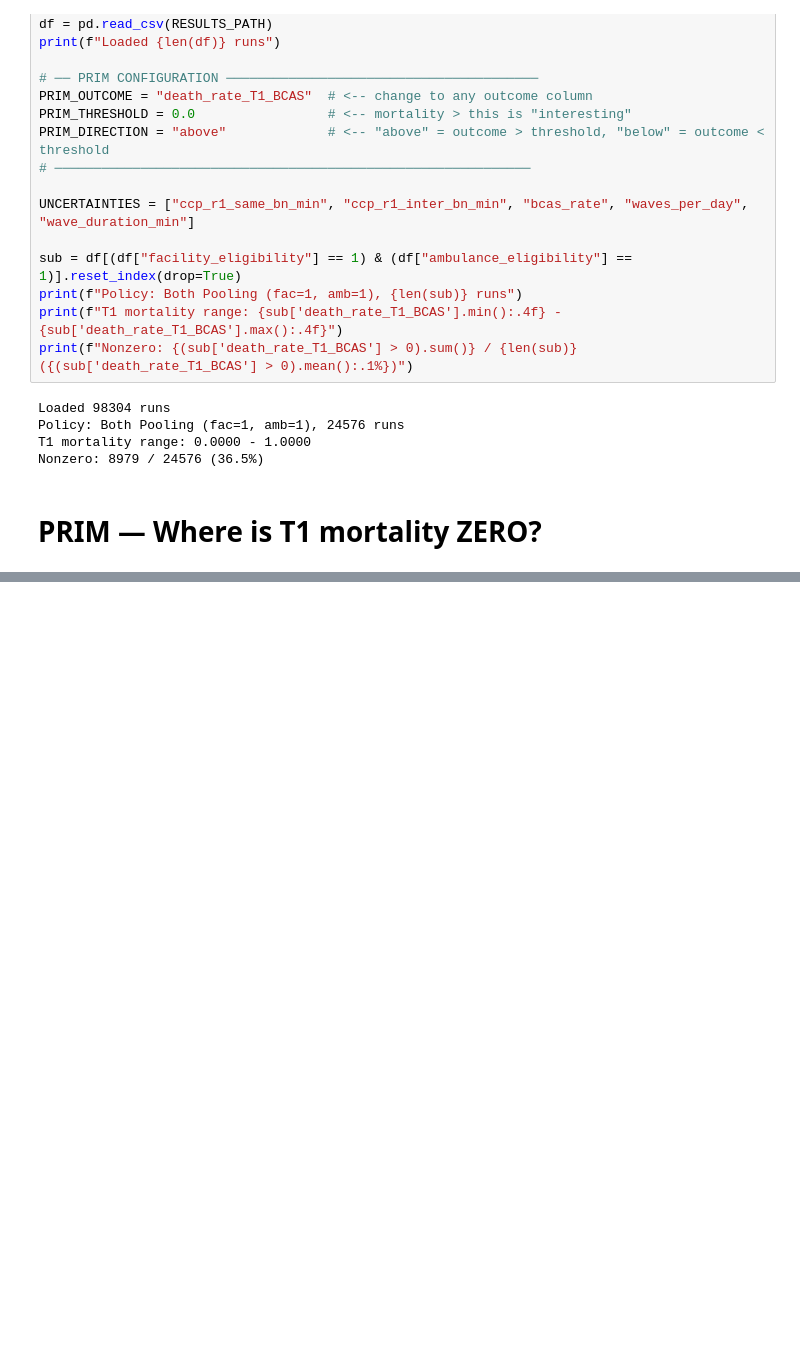
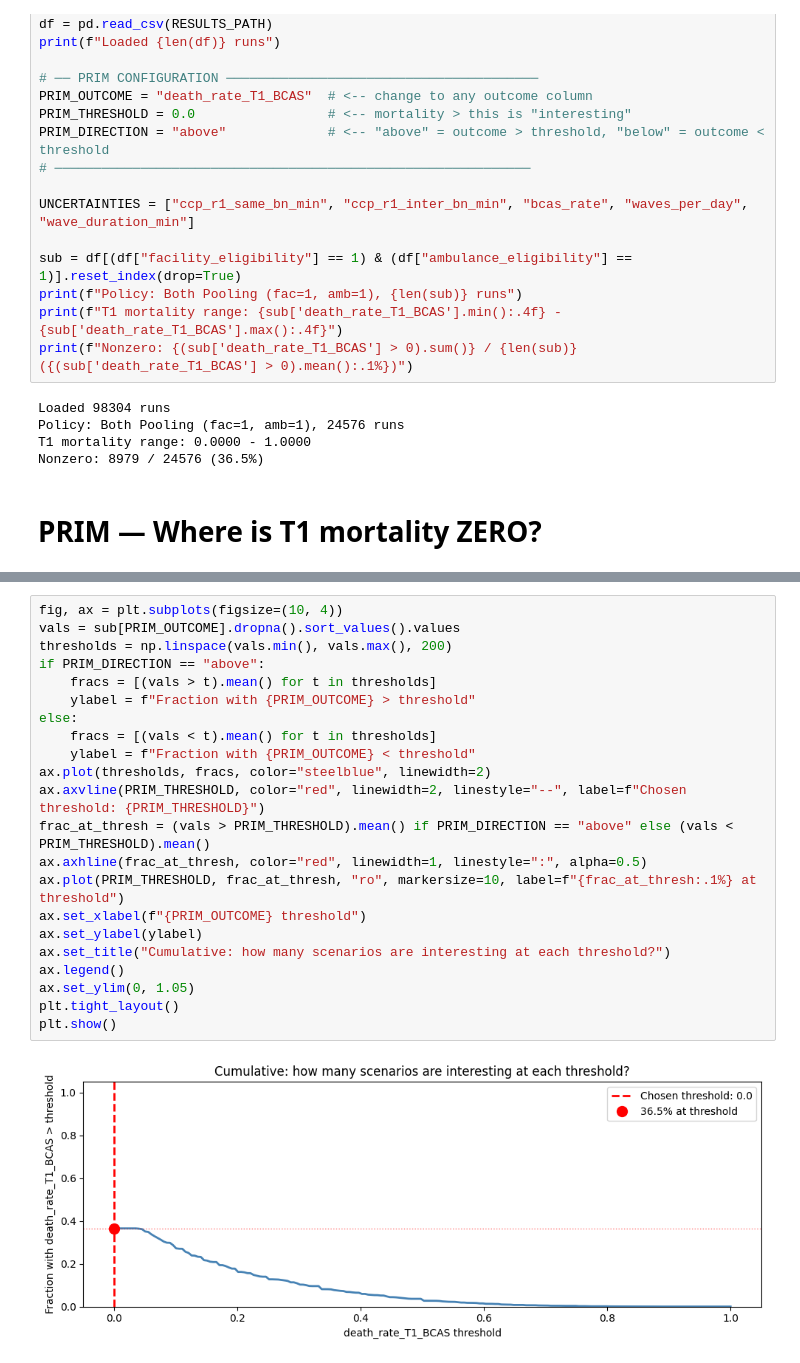
Before and after one commit to EliaTaverna/MENS---Medical-Evacuation-Network-Simulator, a Jupyter notebook: analysis_notebooks/multi_run_analysis/outcome_vs_uncertainty/phase_1_(1rq)/2_btg/sobol_prim/prim_both.ipynb, the cells around one changed output, grey strips where cells are left out. Drawn from its saved outputs; the diff is of its cells as text; blank space fills up the shorter version.

```diff
--- a/analysis_notebooks/multi_run_analysis/outcome_vs_uncertainty/phase_1_(1rq)/2_btg/sobol_prim/prim_both.ipynb
+++ b/analysis_notebooks/multi_run_analysis/outcome_vs_uncertainty/phase_1_(1rq)/2_btg/sobol_prim/prim_both.ipynb
@@ -40,3 +56,27 @@ Nonzero: 8979 / 24576 (36.5%)
+# %%
+fig, ax = plt.subplots(figsize=(10, 4))
+vals = sub[PRIM_OUTCOME].dropna().sort_values().values
+thresholds = np.linspace(vals.min(), vals.max(), 200)
+if PRIM_DIRECTION == "above":
+    fracs = [(vals > t).mean() for t in thresholds]
+    ylabel = f"Fraction with {PRIM_OUTCOME} > threshold"
+else:
+    fracs = [(vals < t).mean() for t in thresholds]
+    ylabel = f"Fraction with {PRIM_OUTCOME} < threshold"
+ax.plot(thresholds, fracs, color="steelblue", linewidth=2)
+ax.axvline(PRIM_THRESHOLD, color="red", linewidth=2, linestyle="--", label=f"Chosen threshold: {PRIM_THRESHOLD}")
+frac_at_thresh = (vals > PRIM_THRESHOLD).mean() if PRIM_DIRECTION == "above" else (vals < PRIM_THRESHOLD).mean()
+ax.axhline(frac_at_thresh, color="red", linewidth=1, linestyle=":", alpha=0.5)
+ax.plot(PRIM_THRESHOLD, frac_at_thresh, "ro", markersize=10, label=f"{frac_at_thresh:.1%} at threshold")
+ax.set_xlabel(f"{PRIM_OUTCOME} threshold")
+ax.set_ylabel(ylabel)
+ax.set_title("Cumulative: how many scenarios are interesting at each threshold?")
+ax.legend()
+ax.set_ylim(0, 1.05)
+plt.tight_layout()
+plt.show()
+# %% [output]
+[figure, added]
 # %%
 from ema_workbench.analysis import prim
 
```
Also changed, not shown: parts of 2 cells of this notebook, 3 other files.
